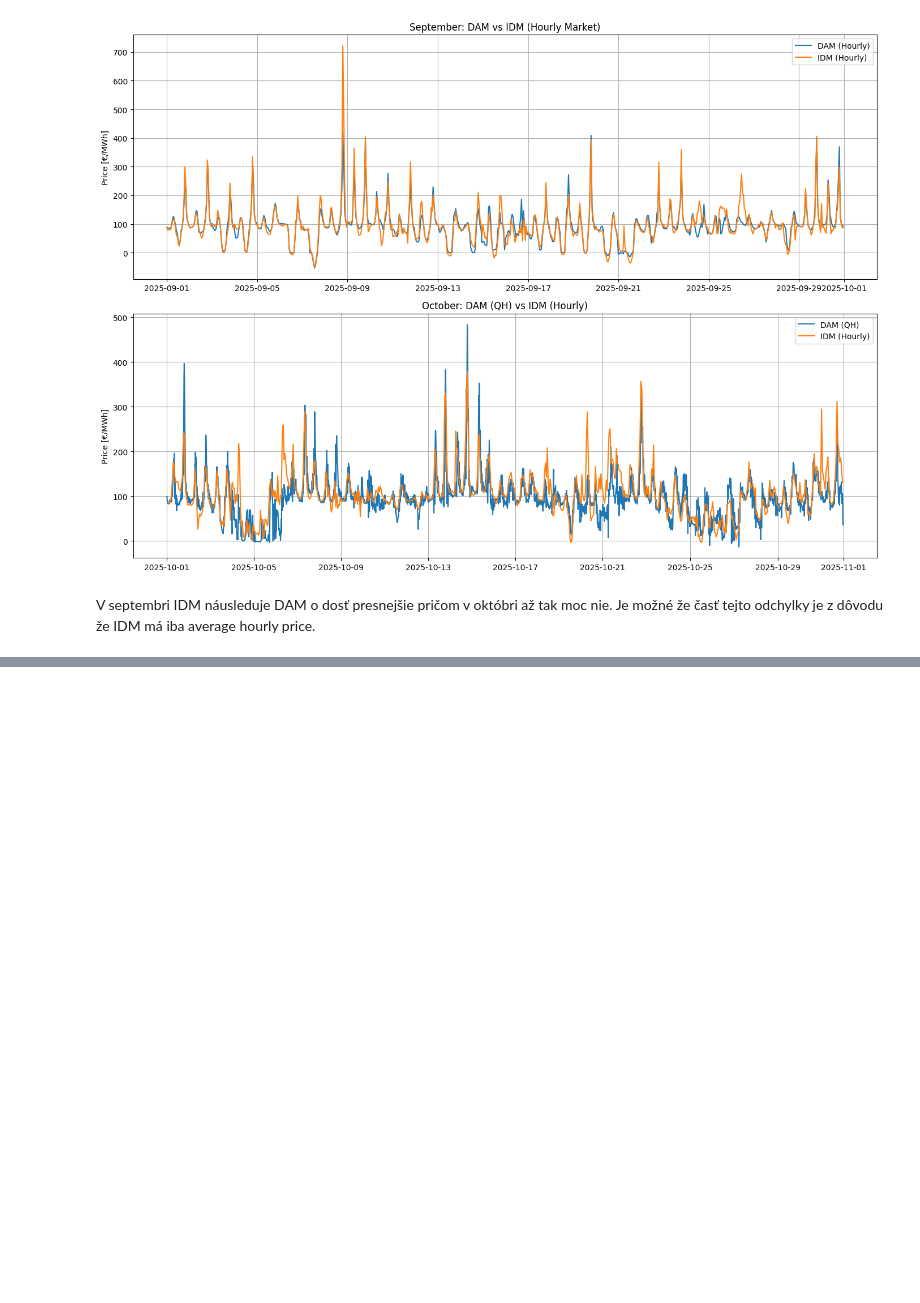
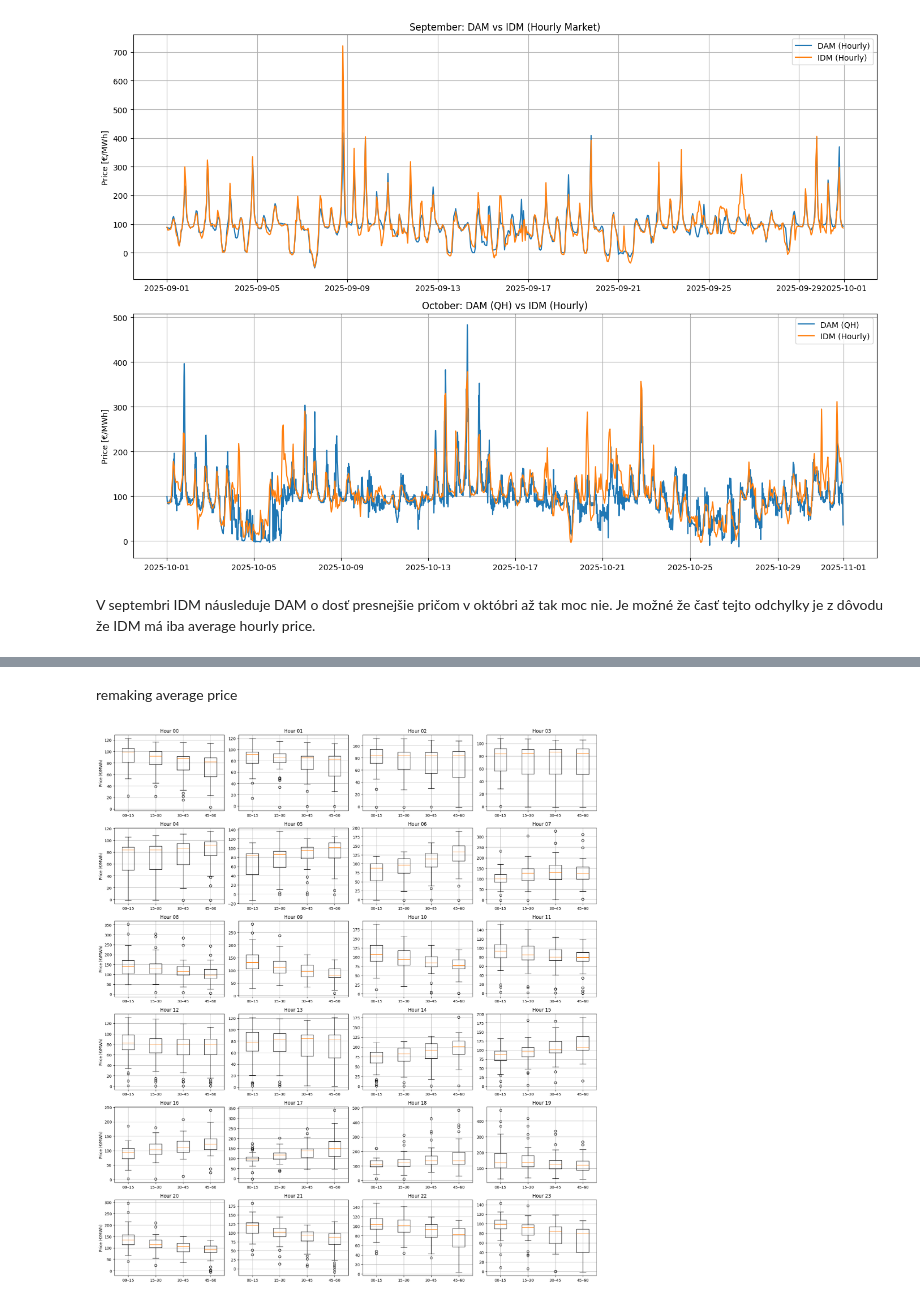
Before and after one commit to Michalzub/Bakalarka-Trh-s-energiou, a Jupyter notebook: dvi.ipynb, the cells around one changed output, grey strips where cells are left out. Saved outputs shown, nothing was run; the diff lists cells and outputs as text; code cells hidden in the pictures; blank space fills up the shorter version.

```diff
--- a/dvi.ipynb
+++ b/dvi.ipynb
@@ -213,0 +260,32 @@ plt.show()
+# %% [markdown]
+remaking average price
+# %%
+hours = range(24)
+octoberDAM['minute'] = octoberDAM['deliveryStartBA'].dt.minute
+octoberDAM['quarter'] = octoberDAM['minute'] // 15
+octoberDAM['hour'] = octoberDAM['deliveryStartBA'].dt.hour
+fig, axes = plt.subplots(6, 4, figsize=(18, 20))
+axes = axes.flatten()
+
+
+for i, hour in enumerate(hours):
+    ax = axes[i]
+
+    subset = octoberDAM[octoberDAM['hour'] == hour]
+    data = [
+        subset[subset['quarter'] == q]['price'].dropna()
+        for q in range(4)
+    ]
+
+    ax.boxplot(data)
+    ax.set_title(f'Hour {hour:02d}')
+    ax.set_xticklabels(['00–15', '15–30', '30–45', '45–60'], rotation=0)
+
+    if i % 4 == 0:
+        ax.set_ylabel('Price (€/MWh)')
+    ax.grid(True)
+
+plt.tight_layout()
+plt.show()
+# %% [output]
+[figure, added]
```
Also changed, not shown: parts of 5 cells of this notebook.
